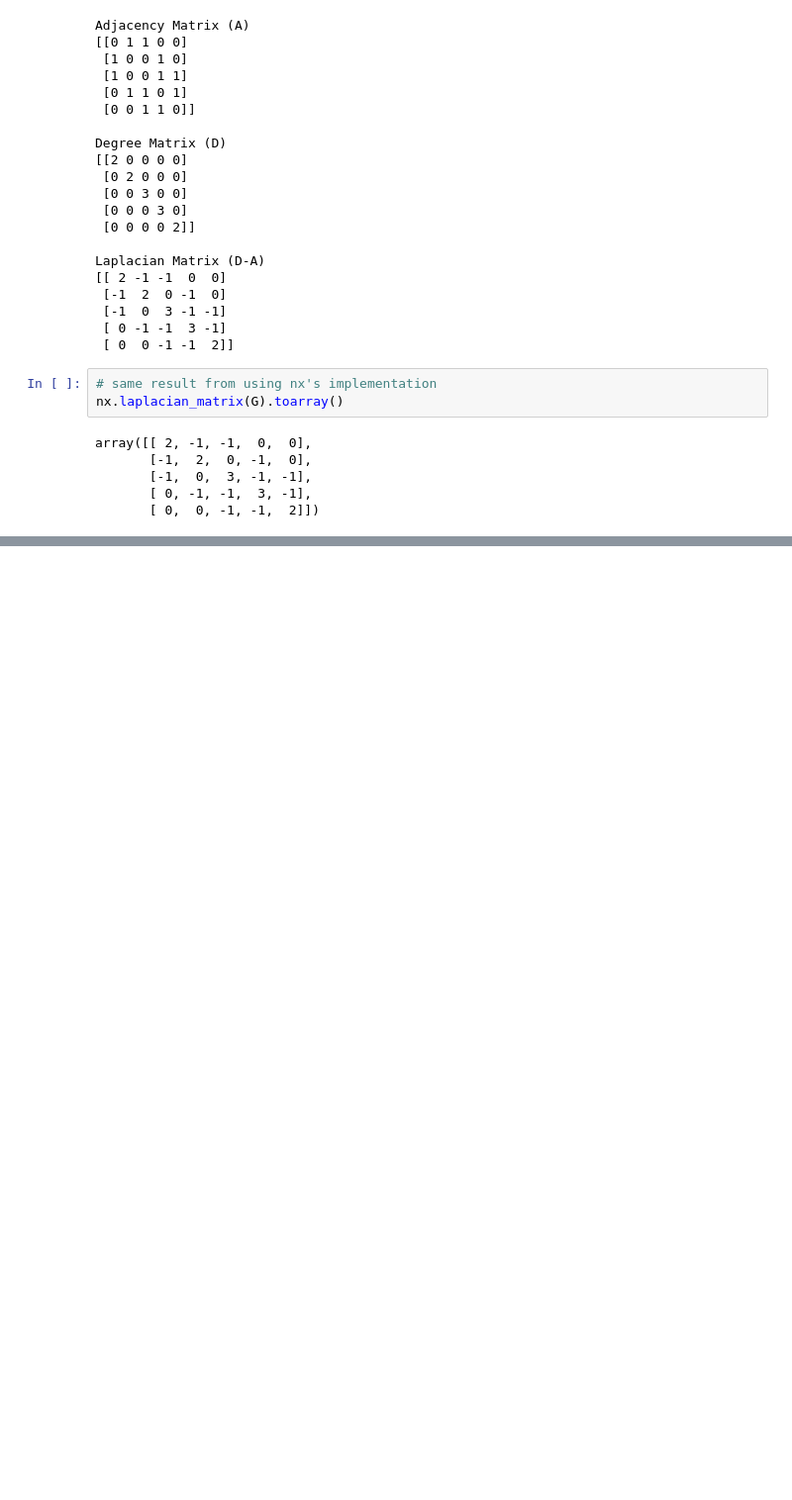
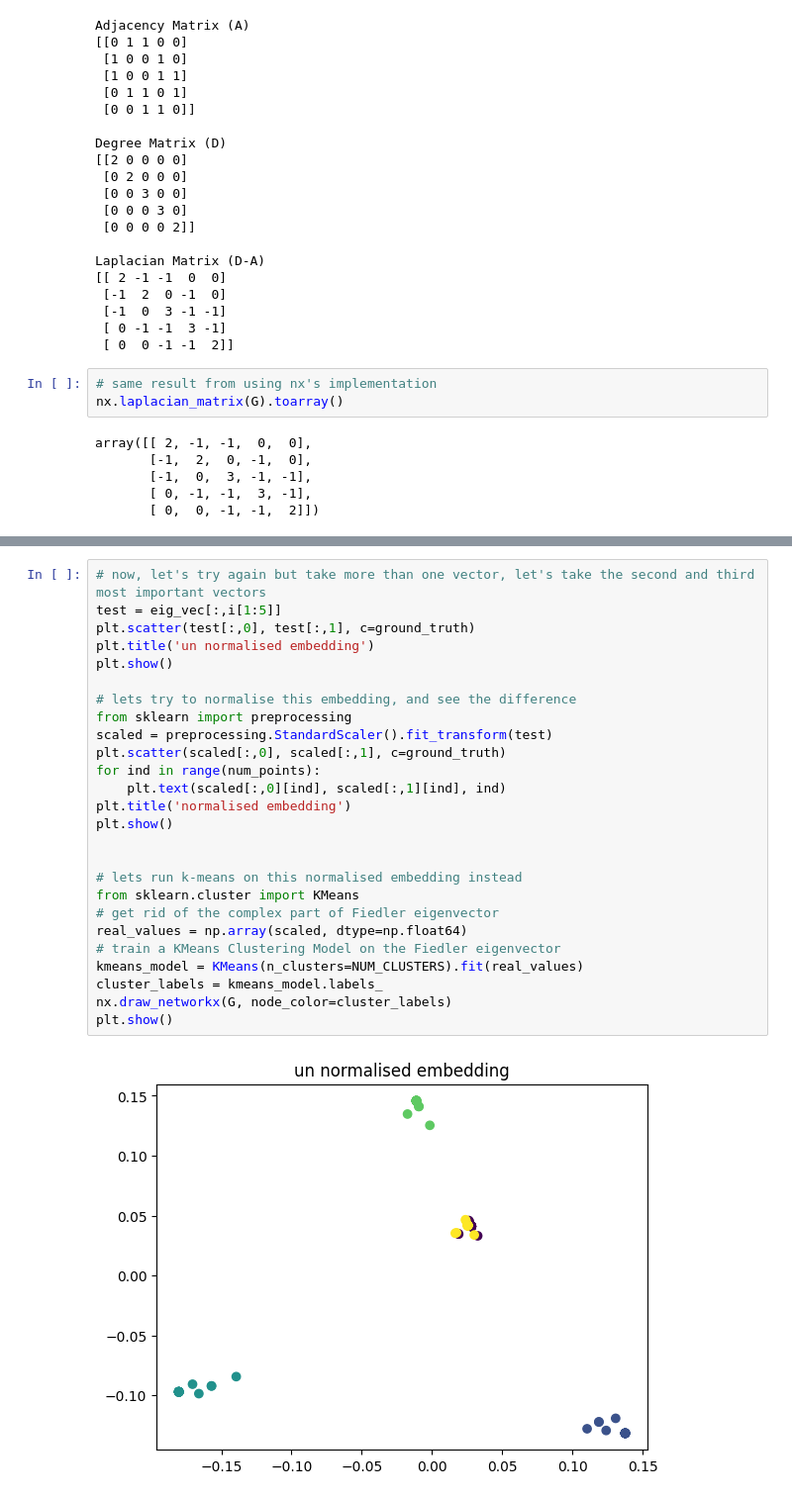
Before and after one commit to uol-feps-soc-comp3932-2324-classroom/synoptic-project-cassimpatel, a Jupyter notebook: prelim_analysis/exploration.ipynb, the cells around one changed output, grey strips where cells are left out. Shown at 99% size. Drawn from its saved outputs; the diff is of its cells as text; blank space fills up the shorter version.

Commit message:
experimented with embedding dims, k-means normalisation

```diff
--- a/prelim_analysis/exploration.ipynb
+++ b/prelim_analysis/exploration.ipynb
@@ -137,0 +142,28 @@ nx.draw_networkx(G, pos=nx.spectral_layout(G))
+# %%
+# now, let's try again but take more than one vector, let's take the second and third most important vectors
+test = eig_vec[:,i[1:5]]
+plt.scatter(test[:,0], test[:,1], c=ground_truth)
+plt.title('un normalised embedding')
+plt.show()
+
+# lets try to normalise this embedding, and see the difference
+from sklearn import preprocessing
+scaled = preprocessing.StandardScaler().fit_transform(test)
+plt.scatter(scaled[:,0], scaled[:,1], c=ground_truth)
+for ind in range(num_points):
+    plt.text(scaled[:,0][ind], scaled[:,1][ind], ind)
+plt.title('normalised embedding')
+plt.show()
+
+
+# lets run k-means on this normalised embedding instead
+from sklearn.cluster import KMeans
+# get rid of the complex part of Fiedler eigenvector
+real_values = np.array(scaled, dtype=np.float64)
+# train a KMeans Clustering Model on the Fiedler eigenvector
+kmeans_model = KMeans(n_clusters=NUM_CLUSTERS).fit(real_values)
+cluster_labels = kmeans_model.labels_
+nx.draw_networkx(G, node_color=cluster_labels)
+plt.show()
+# %% [output]
+[figure, added]
```
Also changed, not shown: parts of 8 cells of this notebook.
